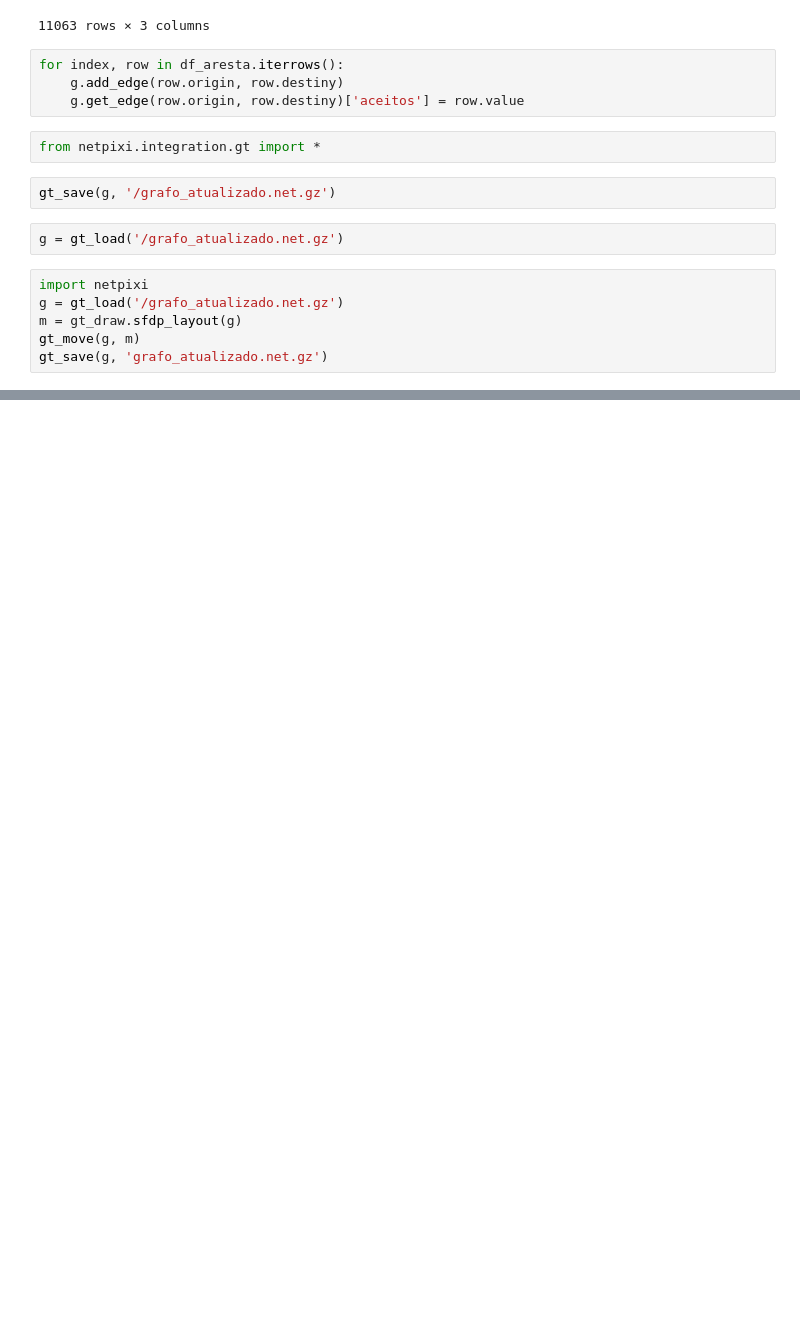
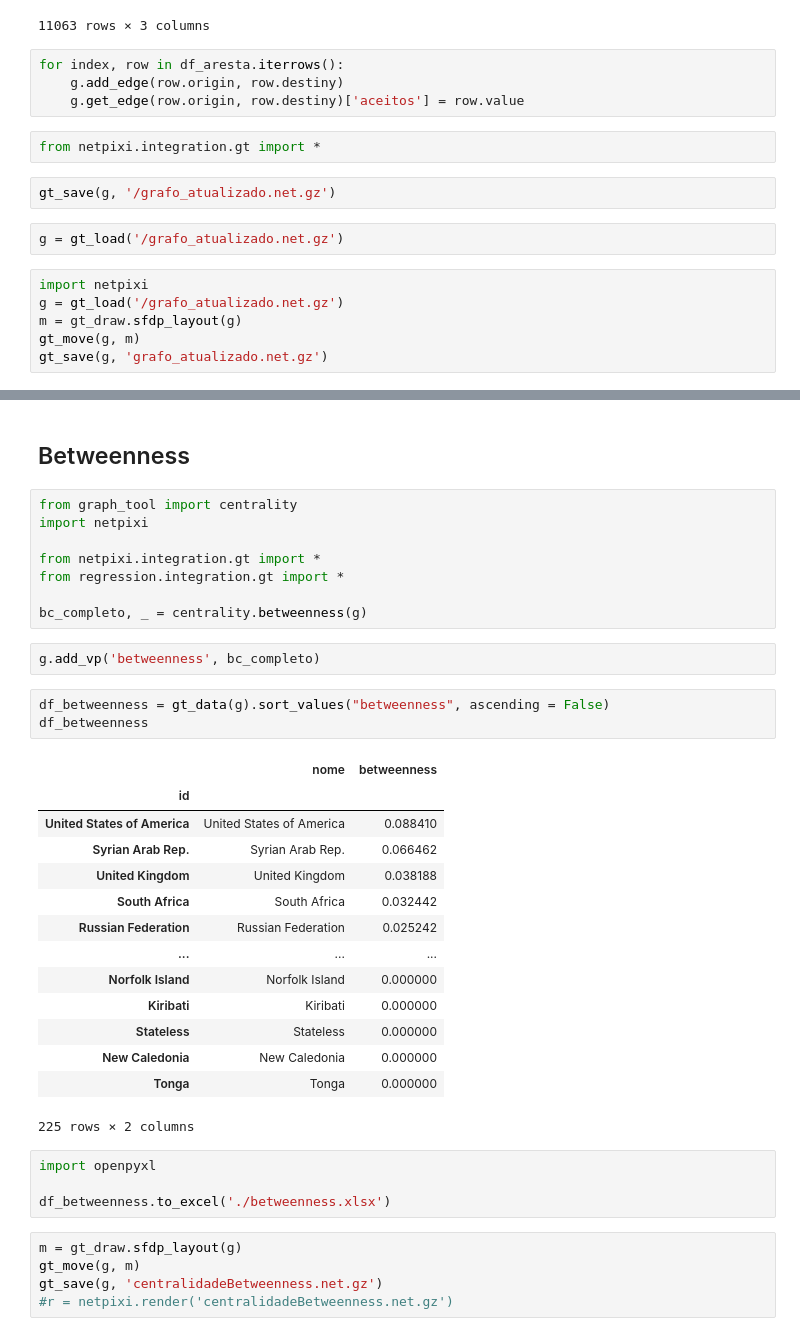
Before and after one commit to Lihsayuri/Projeto-RedesSoc, a Jupyter notebook: Projeto-rascunho/Projeto-Refugiados.ipynb, the cells around one changed output, grey strips where cells are left out. Saved outputs shown, nothing was run; the diff lists cells and outputs as text; blank space fills up the shorter version.

```diff
--- a/Projeto-rascunho/Projeto-Refugiados.ipynb
+++ b/Projeto-rascunho/Projeto-Refugiados.ipynb
@@ -201,0 +187,39 @@ r.vertex('Malaysia', color=0xff0000, size=20)
+# %% [markdown]
+## Betweenness
+# %%
+from graph_tool import centrality
+import netpixi
+
+from netpixi.integration.gt import *
+from regression.integration.gt import *
+
+bc_completo, _ = centrality.betweenness(g)
+# %%
+g.add_vp('betweenness', bc_completo)
+# %%
+df_betweenness = gt_data(g).sort_values("betweenness", ascending = False)
+df_betweenness
+# %% [output]
+|  | nome | betweenness |
+| id |  |  |
+| United States of America | United States of America | 0.088410 |
+| Syrian Arab Rep. | Syrian Arab Rep. | 0.066462 |
+| United Kingdom | United Kingdom | 0.038188 |
+| South Africa | South Africa | 0.032442 |
+| Russian Federation | Russian Federation | 0.025242 |
+| ... | ... | ... |
+| Norfolk Island | Norfolk Island | 0.000000 |
+| Kiribati | Kiribati | 0.000000 |
+| Stateless | Stateless | 0.000000 |
+| New Caledonia | New Caledonia | 0.000000 |
+| Tonga | Tonga | 0.000000 |
+225 rows × 2 columns
+# %%
+import openpyxl
+
+df_betweenness.to_excel('./betweenness.xlsx')
+# %%
+m = gt_draw.sfdp_layout(g)
+gt_move(g, m)
+gt_save(g, 'centralidadeBetweenness.net.gz')
+#r = netpixi.render('centralidadeBetweenness.net.gz')
```
Also changed, not shown: parts of 19 cells of this notebook, 17 other files.
